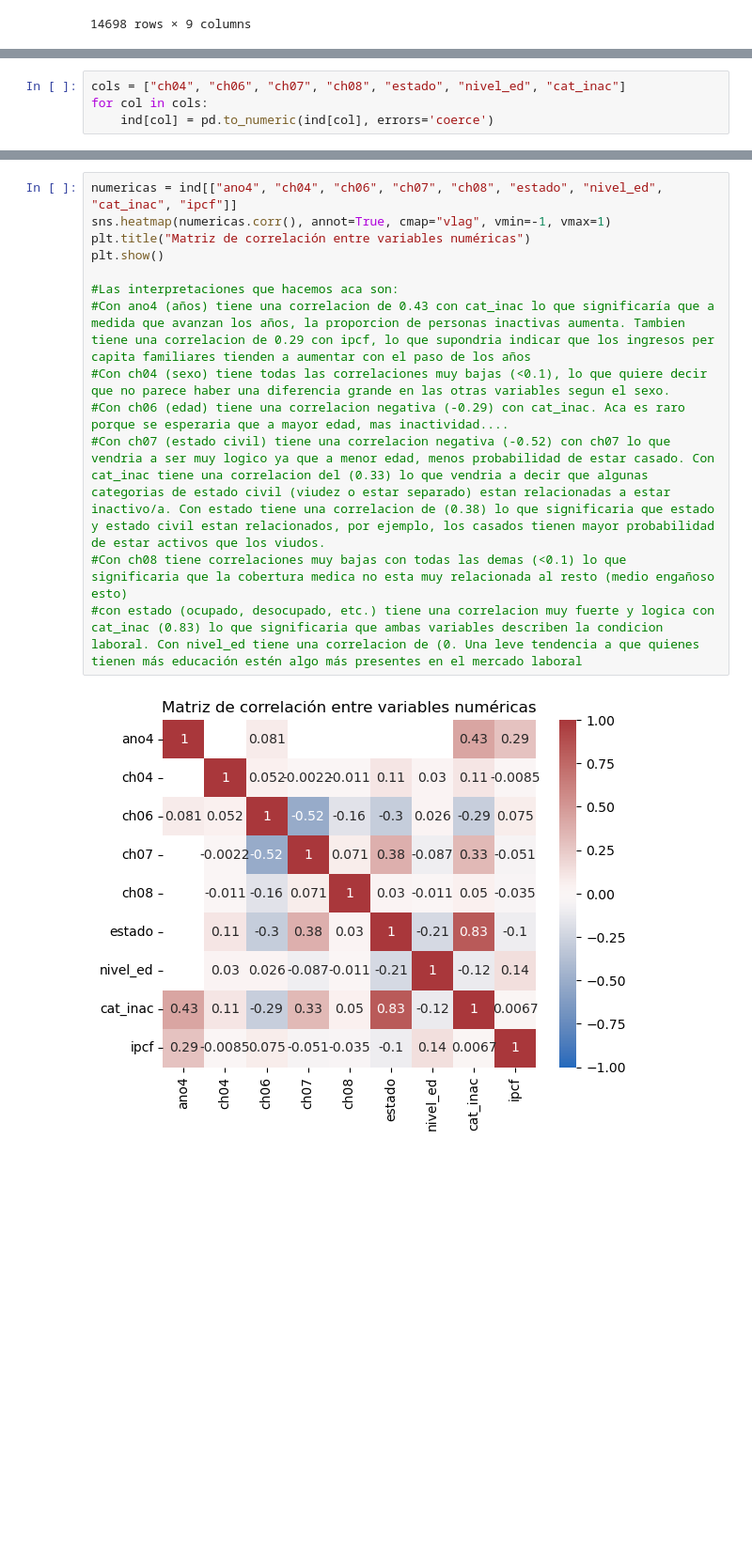
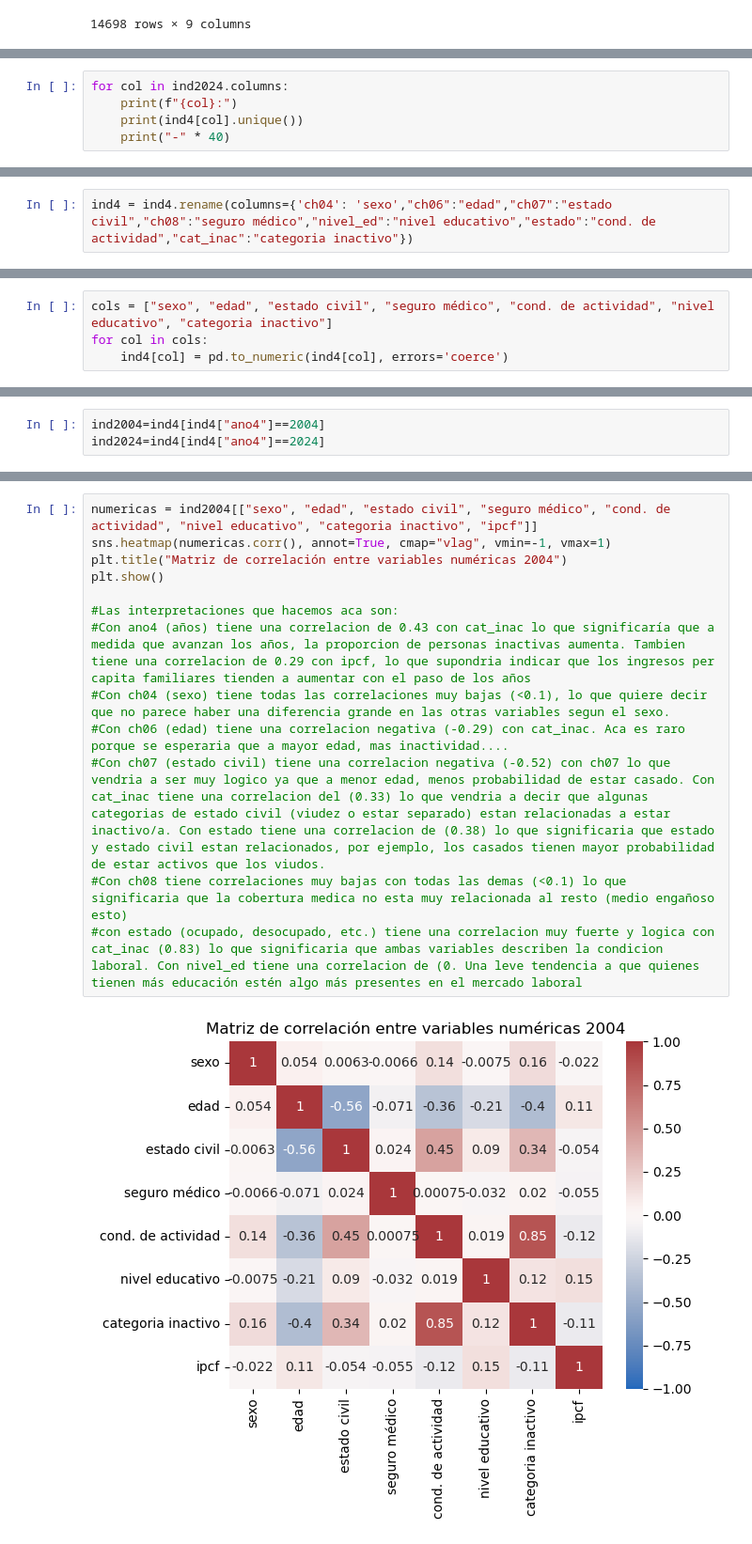
Before and after one commit to jtomasello247/Big-Data---TP-2---Grupo-13, a Jupyter notebook: t104_dta/TP2.ipynb, the cells around one changed output, grey strips where cells are left out. Shown: that part at 94% size. Saved outputs shown, nothing was run; the diff lists cells and outputs as text; blank space fills up the shorter version.

```diff
--- a/t104_dta/TP2.ipynb
+++ b/t104_dta/TP2.ipynb
@@ -623,0 +413,5 @@ ind4
+# %%
+for col in ind2024.columns:
+    print(f"{col}:")
+    print(ind4[col].unique())
+    print("-" * 40)
@@ -624,3 +436,5 @@ ind4
+# %%
+ind4 = ind4.rename(columns={'ch04': 'sexo',"ch06":"edad","ch07":"estado civil","ch08":"seguro médico","nivel_ed":"nivel educativo","estado":"cond. de actividad","cat_inac":"categoria inactivo"})
 # %%
 print(ind4.columns)
 # %% [output]
@@ -642,5 +456,5 @@ ipcf        float64
 dtype: object
 # %%
-cols = ["ch04", "ch06", "ch07", "ch08", "estado", "nivel_ed", "cat_inac"]
+cols = ["sexo", "edad", "estado civil", "seguro médico", "cond. de actividad", "nivel educativo", "categoria inactivo"]
 for col in cols:
-    ind[col] = pd.to_numeric(ind[col], errors='coerce')
+    ind4[col] = pd.to_numeric(ind4[col], errors='coerce')
@@ -646,0 +463,3 @@ for col in cols:
+# %%
+ind2004=ind4[ind4["ano4"]==2004]
+ind2024=ind4[ind4["ano4"]==2024]
@@ -647,15 +482,15 @@ for col in cols:
 # %%
-numericas = ind[["ano4", "ch04", "ch06", "ch07", "ch08", "estado", "nivel_ed", "cat_inac", "ipcf"]]
+numericas = ind2004[["sexo", "edad", "estado civil", "seguro médico", "cond. de actividad", "nivel educativo", "categoria inactivo", "ipcf"]]
 sns.heatmap(numericas.corr(), annot=True, cmap="vlag", vmin=-1, vmax=1)
-plt.title("Matriz de correlación entre variables numéricas")
+plt.title("Matriz de correlación entre variables numéricas 2004")
 plt.show()
 
 #Las interpretaciones que hacemos aca son:
 #Con ano4 (años) tiene una correlacion de 0.43 con cat_inac lo que significaría que a medida que avanzan los años, la proporcion de personas inactivas aumenta. Tambien tiene una correlacion de 0.29 con ipcf, lo que supondria indicar que los ingresos per capita familiares tienden a aumentar con el paso de los años
 #Con ch04 (sexo) tiene todas las correlaciones muy bajas (<0.1), lo que quiere decir que no parece haber una diferencia grande en las otras variables segun el sexo.
 #Con ch06 (edad) tiene una correlacion negativa (-0.29) con cat_inac. Aca es raro porque se esperaria que a mayor edad, mas inactividad....
 #Con ch07 (estado civil) tiene una correlacion negativa (-0.52) con ch07 lo que vendria a ser muy logico ya que a menor edad, menos probabilidad de estar casado. Con cat_inac tiene una correlacion del (0.33) lo que vendria a decir que algunas categorias de estado civil (viudez o estar separado) estan relacionadas a estar inactivo/a. Con estado tiene una correlacion de (0.38) lo que significaria que estado y estado civil estan relacionados, por ejemplo, los casados tienen mayor probabilidad de estar activos que los viudos.
 #Con ch08 tiene correlaciones muy bajas con todas las demas (<0.1) lo que significaria que la cobertura medica no esta muy relacionada al resto (medio engañoso esto)
 #con estado (ocupado, desocupado, etc.) tiene una correlacion muy fuerte y logica con cat_inac (0.83) lo que significaria que ambas variables describen la condicion laboral. Con nivel_ed tiene una correlacion de (0. Una leve tendencia a que quienes tienen más educación estén algo más presentes en el mercado laboral
 # %% [output]
-[figure, old version]
+[figure, new version]
```
Also changed, not shown: parts of 34 cells of this notebook.
